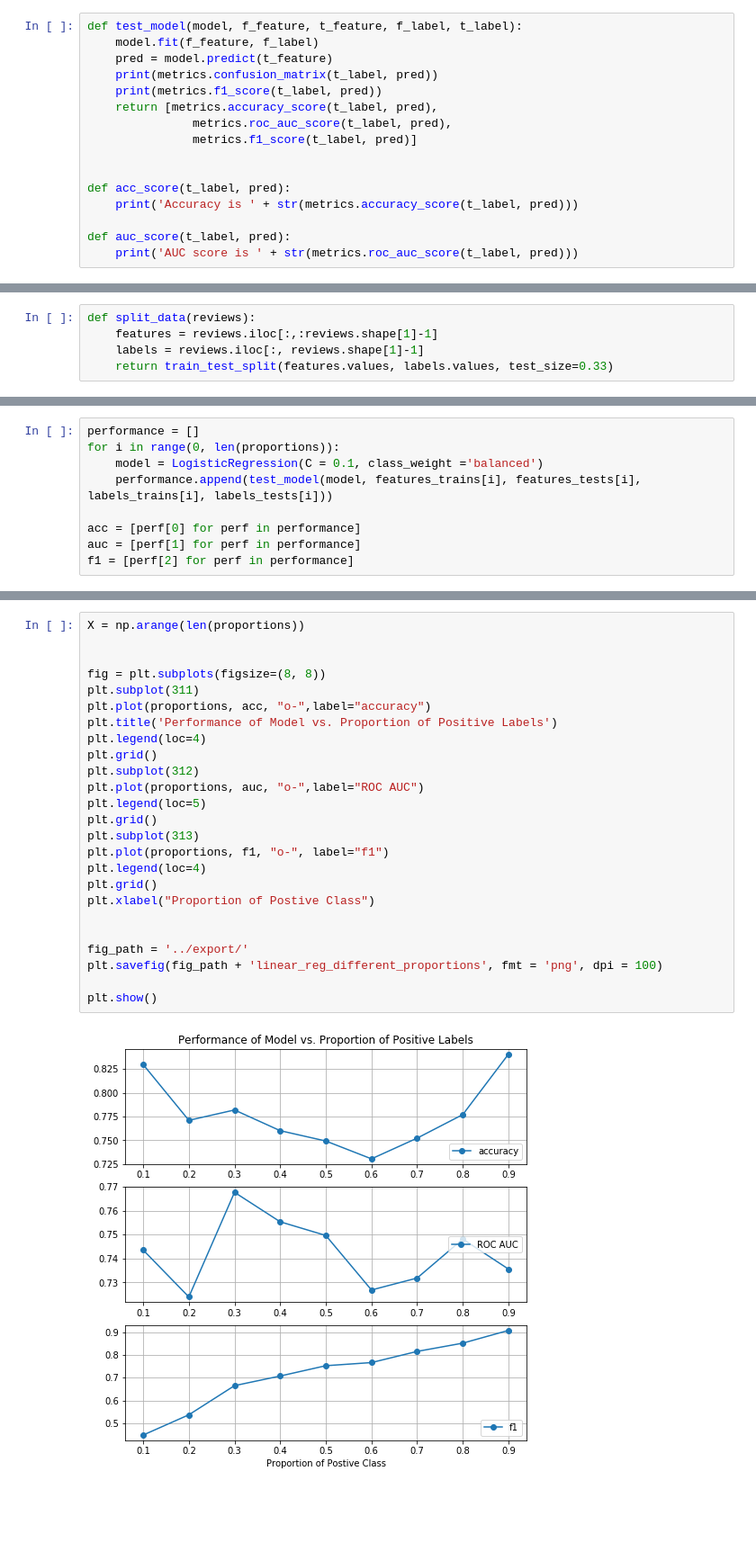
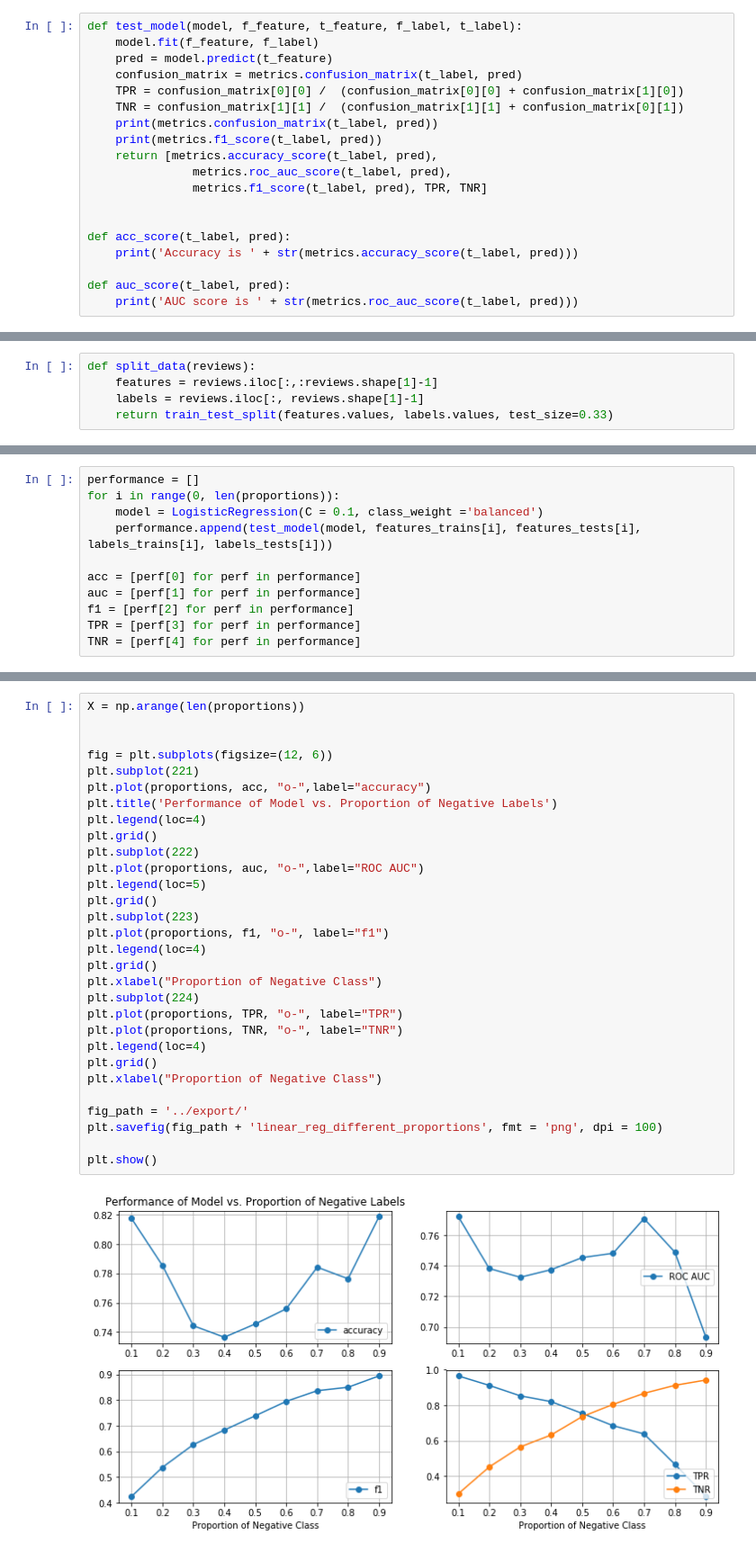
Before and after one commit to hobagolyka/Hotel-reviews, a Jupyter notebook: NoteBook_Files/Linear_Regression.ipynb, the cells around one changed output, grey strips where cells are left out. Shown at 90% size. Cells and saved outputs as stored; diff of their text form; blank space fills up the shorter version.

```diff
--- a/NoteBook_Files/Linear_Regression.ipynb
+++ b/NoteBook_Files/Linear_Regression.ipynb
@@ -42,11 +42,14 @@ features_train, features_test, labels_train, labels_test = train_test_split(feat
 def test_model(model, f_feature, t_feature, f_label, t_label):
     model.fit(f_feature, f_label)
     pred = model.predict(t_feature)
+    confusion_matrix = metrics.confusion_matrix(t_label, pred)
+    TPR = confusion_matrix[0][0] /  (confusion_matrix[0][0] + confusion_matrix[1][0])
+    TNR = confusion_matrix[1][1] /  (confusion_matrix[1][1] + confusion_matrix[0][1])
     print(metrics.confusion_matrix(t_label, pred))
     print(metrics.f1_score(t_label, pred))
     return [metrics.accuracy_score(t_label, pred),
                metrics.roc_auc_score(t_label, pred),
-               metrics.f1_score(t_label, pred)]
+               metrics.f1_score(t_label, pred), TPR, TNR]
 
 
 def acc_score(t_label, pred):
@@ -255,4 +262,6 @@ for i in range(0, len(proportions)):
 acc = [perf[0] for perf in performance]
 auc = [perf[1] for perf in performance]
 f1 = [perf[2] for perf in performance]
+TPR = [perf[3] for perf in performance]
+TNR = [perf[4] for perf in performance]
 # %% [output]
@@ -280,27 +289,32 @@ labels_tests[8].sum()
 # %%
 X = np.arange(len(proportions))
 
 
-fig = plt.subplots(figsize=(8, 8))
-plt.subplot(311)
+fig = plt.subplots(figsize=(12, 6))
+plt.subplot(221)
 plt.plot(proportions, acc, "o-",label="accuracy")
-plt.title('Performance of Model vs. Proportion of Positive Labels')
+plt.title('Performance of Model vs. Proportion of Negative Labels')
 plt.legend(loc=4)
 plt.grid()
-plt.subplot(312)
+plt.subplot(222)
 plt.plot(proportions, auc, "o-",label="ROC AUC")
 plt.legend(loc=5)
 plt.grid()
-plt.subplot(313)
+plt.subplot(223)
 plt.plot(proportions, f1, "o-", label="f1")
 plt.legend(loc=4)
 plt.grid()
-plt.xlabel("Proportion of Postive Class")
-
+plt.xlabel("Proportion of Negative Class")
+plt.subplot(224)
+plt.plot(proportions, TPR, "o-", label="TPR")
+plt.plot(proportions, TNR, "o-", label="TNR")
+plt.legend(loc=4)
+plt.grid()
+plt.xlabel("Proportion of Negative Class")
 
 fig_path = '../export/'
 plt.savefig(fig_path + 'linear_reg_different_proportions', fmt = 'png', dpi = 100)
 
 plt.show()
 # %% [output]
-[figure, old version]
+[figure, new version]
```
Also changed, not shown: parts of 6 cells of this notebook.
